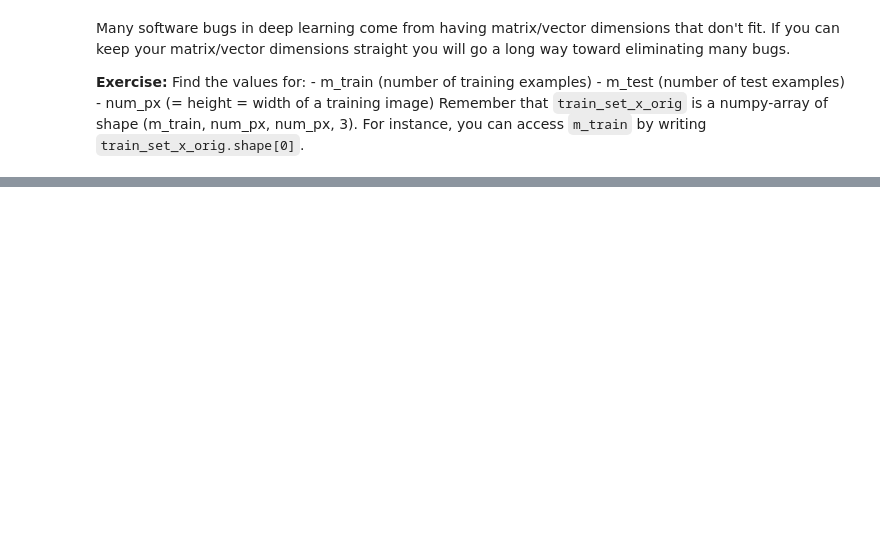
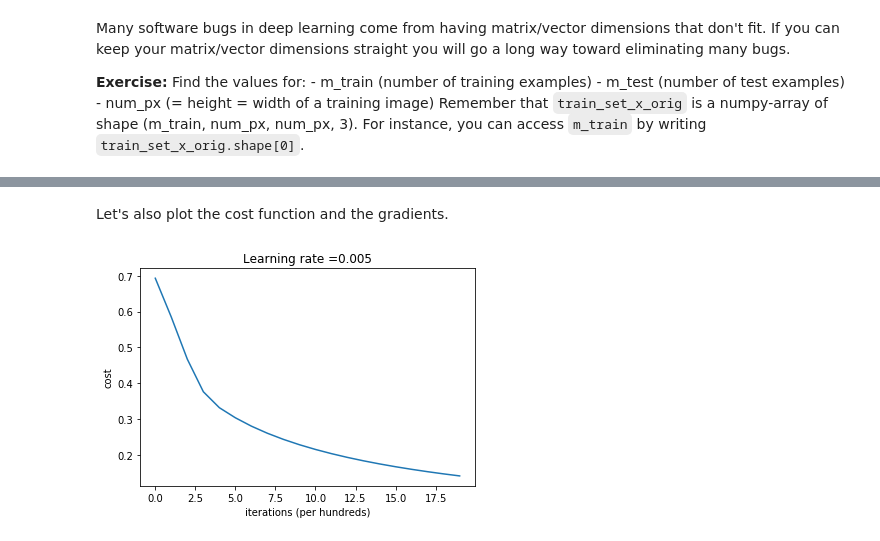
Before and after one commit to RookieDay/Deep_Learning, a Jupyter notebook: 课后作业/Part1 神经网络和深度学习/第二周神经网络基础_编程作业/assignment/Logistic Regression with a Neural Network mindset v3.ipynb, the cells around one changed output, grey strips where cells are left out. Drawn from its saved outputs; the diff is of its cells as text; code cells hidden in the pictures; blank space fills up the shorter version.

```diff
--- a/课后作业/Part1 神经网络和深度学习/第二周神经网络基础_编程作业/assignment/Logistic Regression with a Neural Network mindset v3.ipynb
+++ b/课后作业/Part1 神经网络和深度学习/第二周神经网络基础_编程作业/assignment/Logistic Regression with a Neural Network mindset v3.ipynb
@@ -66,0 +330,5 @@ Remember that `train_set_x_orig` is a numpy-array of shape (m_train, num_px, num
+# %%
+dim = 2
+w, b = initialize_with_zeros(dim)
+print ("w = " + str(w))
+print ("b = " + str(b))
@@ -66,0 +419,6 @@ Remember that `train_set_x_orig` is a numpy-array of shape (m_train, num_px, num
+# %%
+w, b, X, Y = np.array([[1],[2]]), 2, np.array([[1,2],[3,4]]), np.array([[1,0]])
+grads, cost = propagate(w, b, X, Y)
+print ("dw = " + str(grads["dw"]))
+print ("db = " + str(grads["db"]))
+print ("cost = " + str(cost))
@@ -66,0 +518,7 @@ Remember that `train_set_x_orig` is a numpy-array of shape (m_train, num_px, num
+# %%
+params, grads, costs = optimize(w, b, X, Y, num_iterations= 100, learning_rate = 0.009, print_cost = False)
+
+print ("w = " + str(params["w"]))
+print ("b = " + str(params["b"]))
+print ("dw = " + str(grads["dw"]))
+print ("db = " + str(grads["db"]))
@@ -66,0 +700,2 @@ Remember that `train_set_x_orig` is a numpy-array of shape (m_train, num_px, num
+# %%
+d = model(train_set_x, train_set_y, test_set_x, test_set_y, num_iterations = 2000, learning_rate = 0.005, print_cost = True)
@@ -66,0 +747,12 @@ Remember that `train_set_x_orig` is a numpy-array of shape (m_train, num_px, num
+# %% [markdown]
+Let's also plot the cost function and the gradients.
+# %%
+# Plot learning curve (with costs)
+costs = np.squeeze(d['costs'])
+plt.plot(costs)
+plt.ylabel('cost')
+plt.xlabel('iterations (per hundreds)')
+plt.title("Learning rate =" + str(d["learning_rate"]))
+plt.show()
+# %% [output]
+[figure, added]
```
Also changed, not shown: parts of 53 cells of this notebook.
